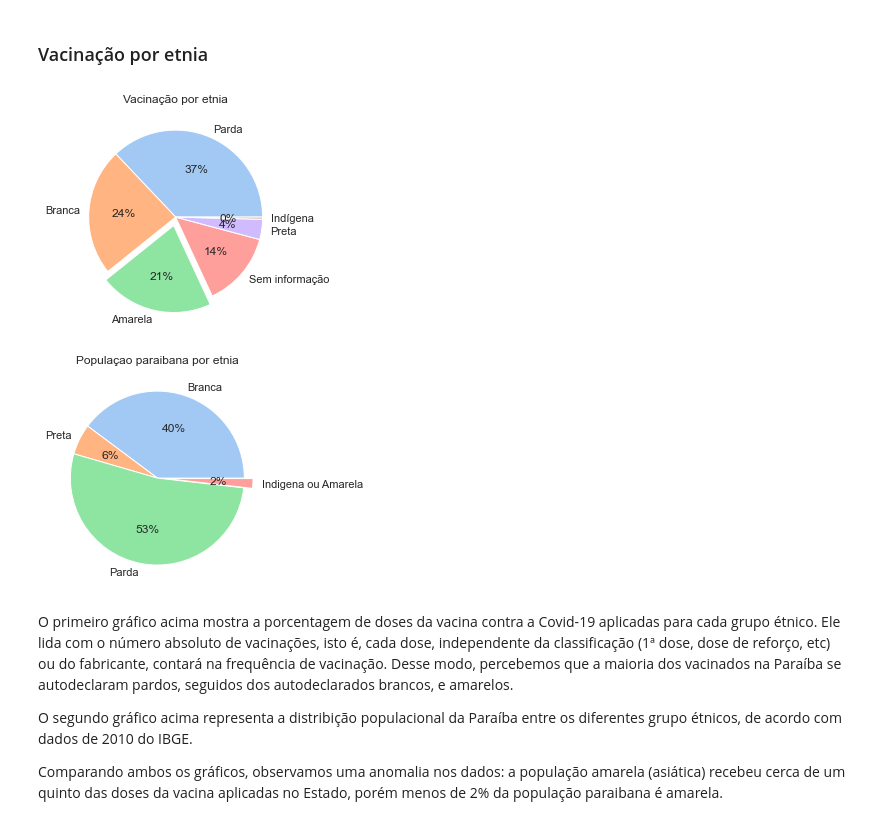
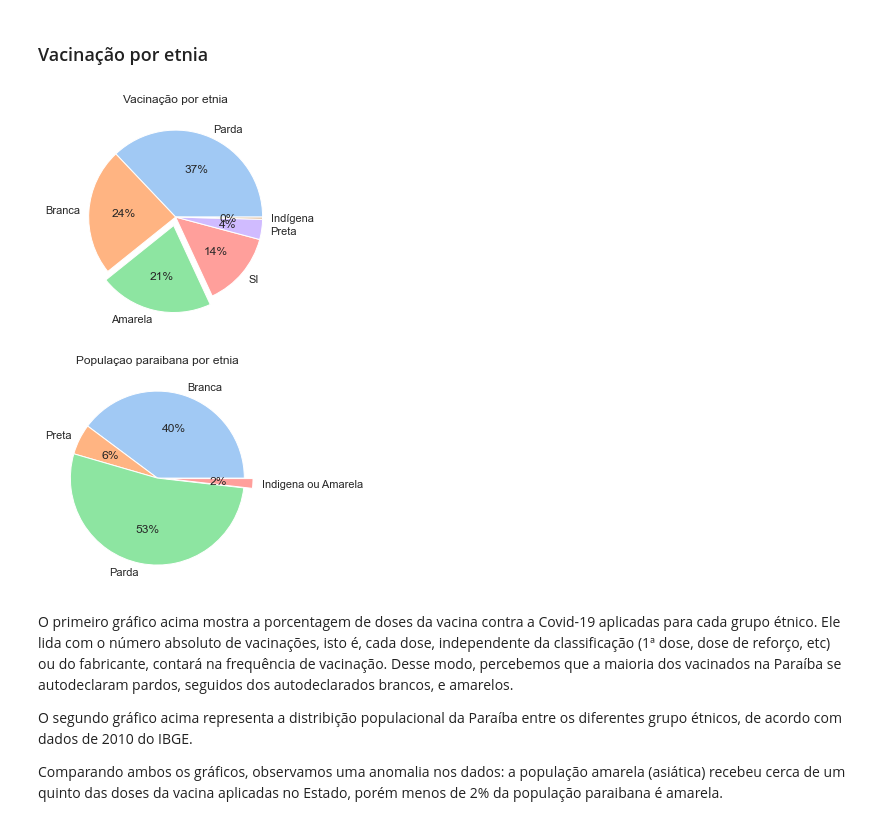
Before and after one commit to maxbarbosa/data-science-final-project, a Jupyter notebook: graphs.ipynb, the cells around one changed output. Saved outputs shown, nothing was run; the diff lists cells and outputs as text; code cells hidden in the pictures.

```diff
--- a/graphs.ipynb
+++ b/graphs.ipynb
@@ -62,25 +62,24 @@ Notamos também que a vacina Jansen foi mais aplicada como terceira dose do que
 # %%
 vax_df['paciente_racaCor_valor'].value_counts()
 
-ethinicities_list = ['Parda', 'Branca', 'Amarela', 'Sem informação', 'Preta', 'Indígena']
+ethinicities_list = ['Parda', 'Branca', 'Amarela', 'SI', 'Preta', 'Indígena']
 ethinicities_value_counts_list = [1040425, 664898, 593652, 391266, 105218, 11331]
 explode1 = [0, 0, 0.1, 0, 0, 0]
 
 palette_color = sns.color_palette('pastel')
 plt.pie(ethinicities_value_counts_list, labels = ethinicities_list, colors=palette_color, explode=explode1, autopct='%.0f%%')
 plt.title("Vacinação por etnia")
 plt.show()
 
 ethinicities = ['Branca', 'Preta', 'Parda', 'Indigena ou Amarela']
 percentages = [39.8, 5.7, 52.7, 1.8]
 explode2 = [0, 0, 0, 0.1]
 
-palette_color = sns.color_palette('pastel')
 plt.pie(percentages, labels = ethinicities, colors=palette_color, explode = explode2, autopct='%.0f%%')
 plt.title("Populaçao paraibana por etnia")
 plt.show()
 # %% [output]
-[figure, old version]
+[figure, new version]
 [figure]
 # %% [markdown]
 O primeiro gráfico acima mostra a porcentagem de doses da vacina contra a Covid-19 aplicadas para cada grupo étnico. Ele lida com o número absoluto de vacinações, isto é, cada dose, independente da classificação (1ª dose, dose de reforço, etc) ou do fabricante, contará na frequência de vacinação. Desse modo, percebemos que a maioria dos vacinados na Paraíba se autodeclaram pardos, seguidos dos autodeclarados brancos, e amarelos.
```
Also changed, not shown: parts of 2 cells of this notebook.
